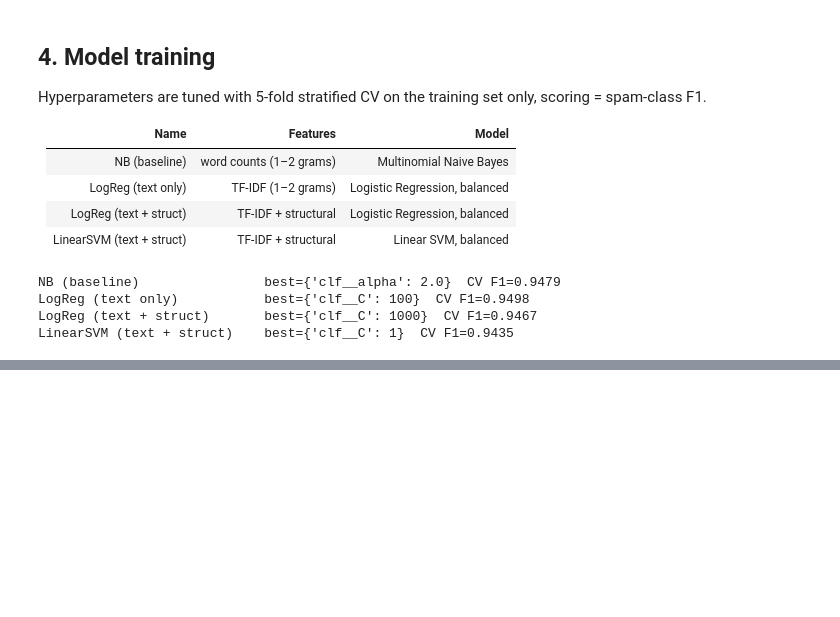
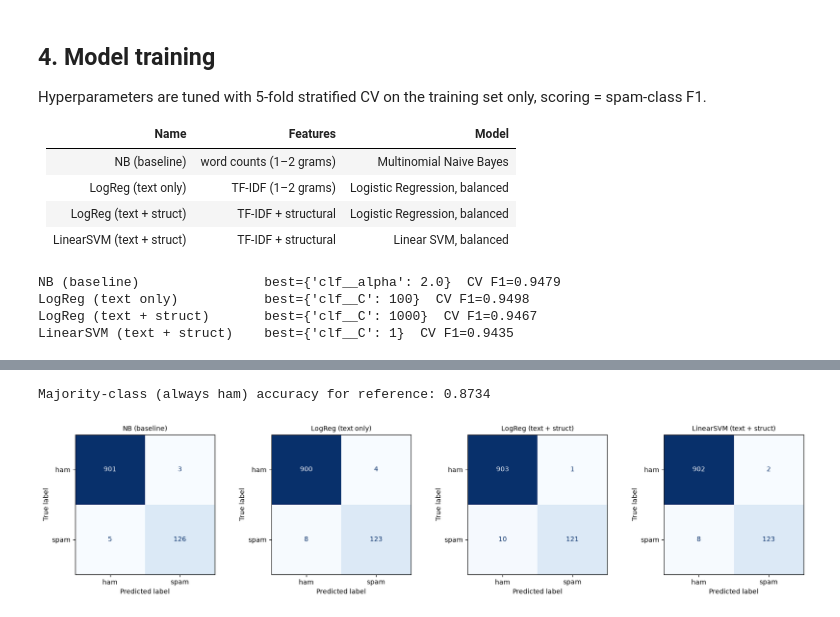
Before and after one commit to asifcse07/sms-spam-detection-nlp, a Jupyter notebook: experiment.ipynb, the cells around one changed output, grey strips where cells are left out. Cells and saved outputs as stored; diff of their text form; code cells hidden in the pictures; blank space fills up the shorter version.

Commit message:
Evaluate models on test set: metrics, confusion matrices, feature weights, errors

```diff
--- a/experiment.ipynb
+++ b/experiment.ipynb
@@ -248,0 +276,14 @@ LinearSVM (text + struct)    best={'clf__C': 1}  CV F1=0.9435
+# %%
+print(f"Majority-class (always ham) accuracy for reference: {1 - y_test.mean():.4f}")
+# %% [output]
+Majority-class (always ham) accuracy for reference: 0.8734
+# %%
+fig, axes = plt.subplots(1, len(fitted), figsize=(4.2 * len(fitted), 3.8))
+for ax, (name, model) in zip(axes, fitted.items()):
+    ConfusionMatrixDisplay.from_estimator(model, X_test, y_test, display_labels=["ham", "spam"],
+                                          cmap="Blues", colorbar=False, ax=ax)
+    ax.set_title(name, fontsize=10)
+plt.tight_layout()
+plt.show()
+# %% [output]
+[figure, added]
```
Also changed, not shown: parts of 9 cells of this notebook.
